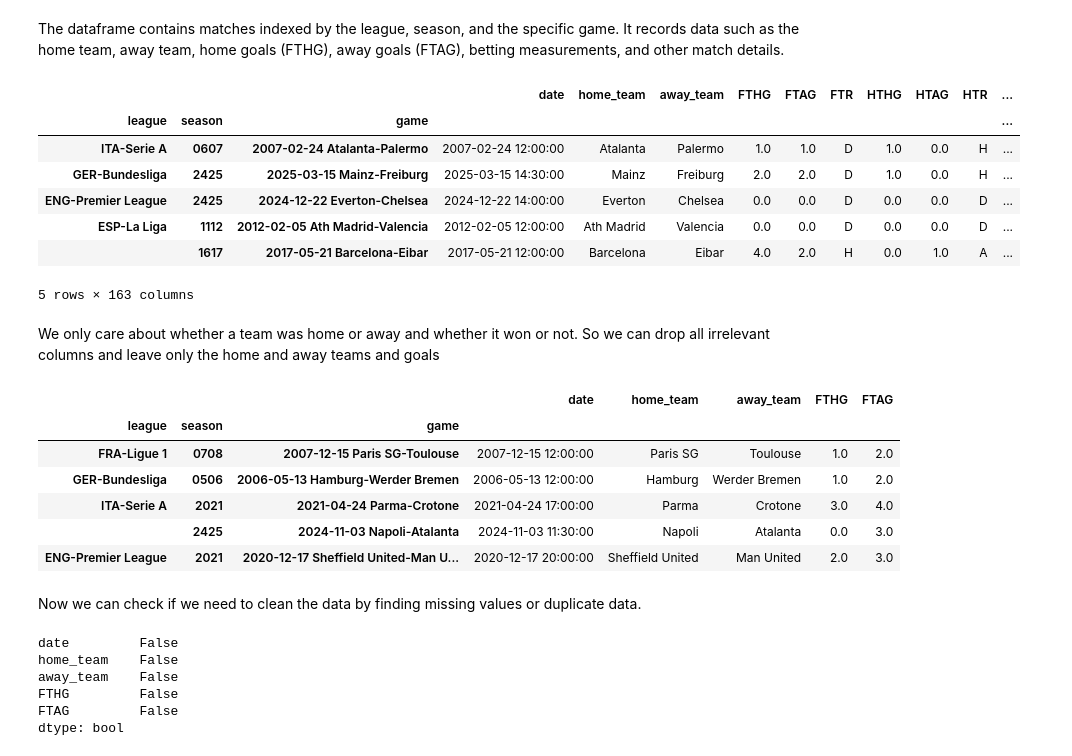
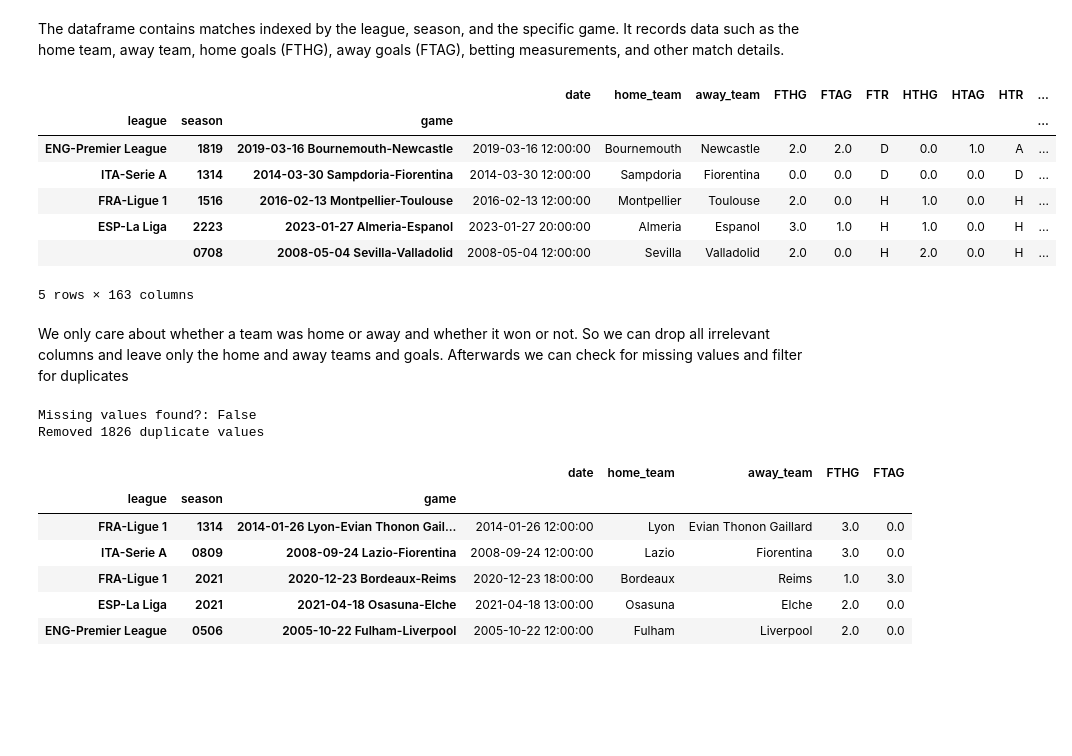
Before and after one commit to Uzu-Tech/Football-Analytics, a Jupyter notebook: notebooks/home_advantage.ipynb, the cells around one changed output. Saved outputs shown, nothing was run; the diff lists cells and outputs as text; code cells hidden in the pictures; blank space fills up the shorter version.

```diff
--- a/notebooks/home_advantage.ipynb
+++ b/notebooks/home_advantage.ipynb
@@ -42,57 +38,55 @@ logging.getLogger().setLevel(logging.ERROR)
 
 To gather the data, we will use the module soccerdata: a web scraper that provides accurate data from a variety of different websites on football. Specifically we use soccerdata to collect match history from the website [football-data](https://www.football-data.co.uk/data.php). To provide a large amount of data for analysis, we will look at the five biggest european leagues over a span of 20 years.
 # %%
+FOLDERNAME = "home advantage"
 TIME_PERIOD = 20 # How far back are we looking in years
-
-match_history = sd.MatchHistory(
-    leagues=[
+LEAGUES = [
         'ENG-Premier League',
         'ESP-La Liga',
         'FRA-Ligue 1',
         'GER-Bundesliga',
         'ITA-Serie A'
-    ],
-    seasons=range(2025 - TIME_PERIOD, 2025),
+    ]
+
+match_history = sd.MatchHistory(
+    leagues=LEAGUES,
+    seasons=list(range(2025 - TIME_PERIOD, 2025)),
     no_cache=False,
     no_store=False,
-    data_dir=RAW_DATA_DIR / "home advantage"
+    data_dir=RAW_DATA_DIR / FOLDERNAME
 )
 
-games = match_history.read_games()
+df = match_history.read_games()
 # %% [markdown]
 The dataframe contains matches indexed by the league, season, and the specific game. It records data such as the home team, away team, home goals (FTHG), away goals (FTAG), betting measurements, and other match details.
 # %%
-games.sample(5)
+df.sample(5)
 # %% [output]
 |  |  |  | date | home_team | away_team | FTHG | FTAG | FTR | HTHG | HTAG | HTR | ... |
 | league | season | game |  |  |  |  |  |  |  |  |  | ... |
-| ITA-Serie A | 0607 | 2007-02-24 Atalanta-Palermo | 2007-02-24 12:00:00 | Atalanta | Palermo | 1.0 | 1.0 | D | 1.0 | 0.0 | H | ... |
-| GER-Bundesliga | 2425 | 2025-03-15 Mainz-Freiburg | 2025-03-15 14:30:00 | Mainz | Freiburg | 2.0 | 2.0 | D | 1.0 | 0.0 | H | ... |
-| ENG-Premier League | 2425 | 2024-12-22 Everton-Chelsea | 2024-12-22 14:00:00 | Everton | Chelsea | 0.0 | 0.0 | D | 0.0 | 0.0 | D | ... |
-| ESP-La Liga | 1112 | 2012-02-05 Ath Madrid-Valencia | 2012-02-05 12:00:00 | Ath Madrid | Valencia | 0.0 | 0.0 | D | 0.0 | 0.0 | D | ... |
-|  | 1617 | 2017-05-21 Barcelona-Eibar | 2017-05-21 12:00:00 | Barcelona | Eibar | 4.0 | 2.0 | H | 0.0 | 1.0 | A | ... |
+| ENG-Premier League | 1819 | 2019-03-16 Bournemouth-Newcastle | 2019-03-16 12:00:00 | Bournemouth | Newcastle | 2.0 | 2.0 | D | 0.0 | 1.0 | A | ... |
+| ITA-Serie A | 1314 | 2014-03-30 Sampdoria-Fiorentina | 2014-03-30 12:00:00 | Sampdoria | Fiorentina | 0.0 | 0.0 | D | 0.0 | 0.0 | D | ... |
+| FRA-Ligue 1 | 1516 | 2016-02-13 Montpellier-Toulouse | 2016-02-13 12:00:00 | Montpellier | Toulouse | 2.0 | 0.0 | H | 1.0 | 0.0 | H | ... |
+| ESP-La Liga | 2223 | 2023-01-27 Almeria-Espanol | 2023-01-27 20:00:00 | Almeria | Espanol | 3.0 | 1.0 | H | 1.0 | 0.0 | H | ... |
+|  | 0708 | 2008-05-04 Sevilla-Valladolid | 2008-05-04 12:00:00 | Sevilla | Valladolid | 2.0 | 0.0 | H | 2.0 | 0.0 | H | ... |
 5 rows × 163 columns
 # %% [markdown]
-We only care about whether a team was home or away and whether it won or not. So we can drop all irrelevant columns and leave only the home and away teams and goals
+We only care about whether a team was home or away and whether it won or not. So we can drop all irrelevant columns and leave only the home and away teams and goals. Afterwards we can check for missing values and filter for duplicates
 # %%
-games = games[["date", "home_team", "away_team", "FTHG", "FTAG"]]
-games.sample(5)
+df = df[["date", "home_team", "away_team", "FTHG", "FTAG"]] # Selects relevant columns
+print(f"Missing values found?: {df.isnull().any().any()}") # Checks for missing values
+# Remove any duplicate values
+prev = len(df)
+df = df.drop_duplicates()
+print(f"Removed {prev - len(df)} duplicate values")
+df.sample(5)
 # %% [output]
+Missing values found?: False
+Removed 1826 duplicate values
 |  |  |  | date | home_team | away_team | FTHG | FTAG |
 | league | season | game |  |  |  |  |  |
-| FRA-Ligue 1 | 0708 | 2007-12-15 Paris SG-Toulouse | 2007-12-15 12:00:00 | Paris SG | Toulouse | 1.0 | 2.0 |
-| GER-Bundesliga | 0506 | 2006-05-13 Hamburg-Werder Bremen | 2006-05-13 12:00:00 | Hamburg | Werder Bremen | 1.0 | 2.0 |
-| ITA-Serie A | 2021 | 2021-04-24 Parma-Crotone | 2021-04-24 17:00:00 | Parma | Crotone | 3.0 | 4.0 |
-|  | 2425 | 2024-11-03 Napoli-Atalanta | 2024-11-03 11:30:00 | Napoli | Atalanta | 0.0 | 3.0 |
-| ENG-Premier League | 2021 | 2020-12-17 Sheffield United-Man U... | 2020-12-17 20:00:00 | Sheffield United | Man United | 2.0 | 3.0 |
+| FRA-Ligue 1 | 1314 | 2014-01-26 Lyon-Evian Thonon Gail... | 2014-01-26 12:00:00 | Lyon | Evian Thonon Gaillard | 3.0 | 0.0 |
+| ITA-Serie A | 0809 | 2008-09-24 Lazio-Fiorentina | 2008-09-24 12:00:00 | Lazio | Fiorentina | 3.0 | 0.0 |
+| FRA-Ligue 1 | 2021 | 2020-12-23 Bordeaux-Reims | 2020-12-23 18:00:00 | Bordeaux | Reims | 1.0 | 3.0 |
+| ESP-La Liga | 2021 | 2021-04-18 Osasuna-Elche | 2021-04-18 13:00:00 | Osasuna | Elche | 2.0 | 0.0 |
+| ENG-Premier League | 0506 | 2005-10-22 Fulham-Liverpool | 2005-10-22 12:00:00 | Fulham | Liverpool | 2.0 | 0.0 |
-# %% [markdown]
-Now we can check if we need to clean the data by finding missing values or duplicate data.
-# %%
-games.isnull().any() # Returns true if there are any missing values
-# %% [output]
-date         False
-home_team    False
-away_team    False
-FTHG         False
-FTAG         False
-dtype: bool
```
Also changed, not shown: parts of 25 cells of this notebook, 4 other files.
